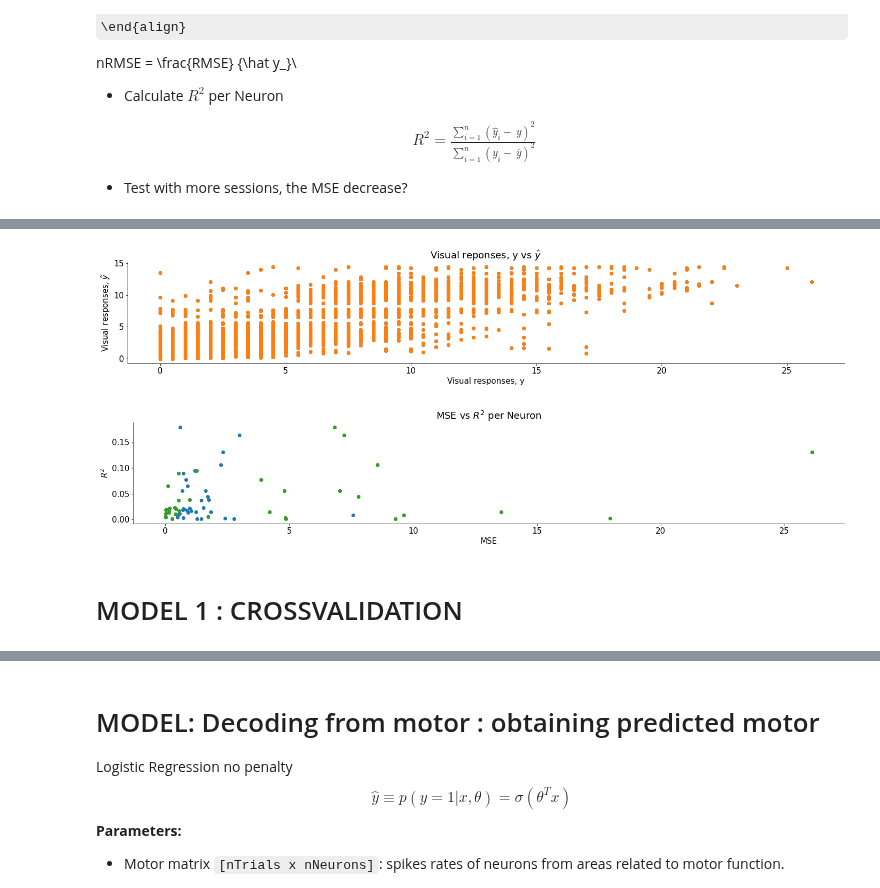
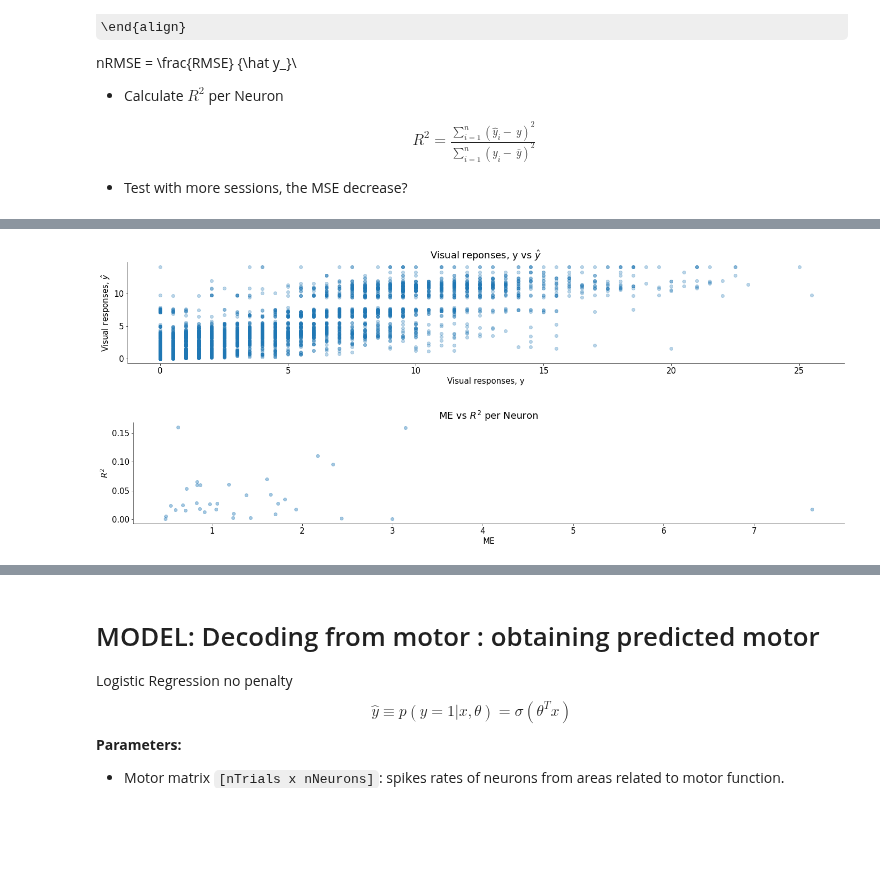
Before and after one commit to mgonzal1/nma_wombat_connectivy_project, a Jupyter notebook: connectivity.ipynb, the cells around one changed output, grey strips where cells are left out. Saved outputs shown, nothing was run; the diff lists cells and outputs as text; code cells hidden in the pictures; some formulas as TeX source; blank space fills up the shorter version.

Commit message:
linear_regression in A1 + alex graph

```diff
--- a/connectivity.ipynb
+++ b/connectivity.ipynb
@@ -342,12 +396,12 @@ p1 = sns.heatmap(df, vmin=0, vmax=1)
 # %%
-plt.scatter(visual_dat.flatten(), visual_dat_hat.flatten())
-plt.scatter(visual_dat,visual_dat_hat)
+# plt.scatter(visual_dat.flatten(), visual_dat_hat.flatten())
+plt.scatter(visual_dat,visual_dat_hat, alpha=0.3)
 plt.title("Visual reponses, y vs $\hat y$ ")
 plt.xlabel("Visual responses, y")
 plt.ylabel("Visual responses, $\hat y$")
 plt.show()
 # %% [output]
-[figure, old version]
+[figure, new version]
 # %%
 n_visual_dat = np.zeros(visual_dat.shape[1])
 n_visual_dat_hat = np.zeros(visual_dat.shape[1])
@@ -371,14 +425,10 @@ for j in range(visual_dat.shape[1]):
 
   n_r2_metrics [j] =  sklearn.metrics.r2_score(n_visual_dat,n_visual_dat_hat)
 # %%
-plt.scatter(n_mse_norm.flatten(), n_r2_metrics.flatten())
-plt.scatter(n_mse.flatten(), n_r2_metrics.flatten())
-plt.scatter(n_mse,n_r2_metrics)
-plt.title("MSE vs $R^2$ per Neuron")
-plt.xlabel("MSE")
+plt.scatter(n_mse_norm,n_r2_metrics,alpha=0.4)
+plt.title("ME vs $R^2$ per Neuron")
+plt.xlabel("ME")
 plt.ylabel("$R^2$")
 plt.show()
 # %% [output]
-[figure, old version]
+[figure, new version]
-# %% [markdown]
-# MODEL 1 : CROSSVALIDATION
```
Also changed, not shown: parts of 8 cells of this notebook.
